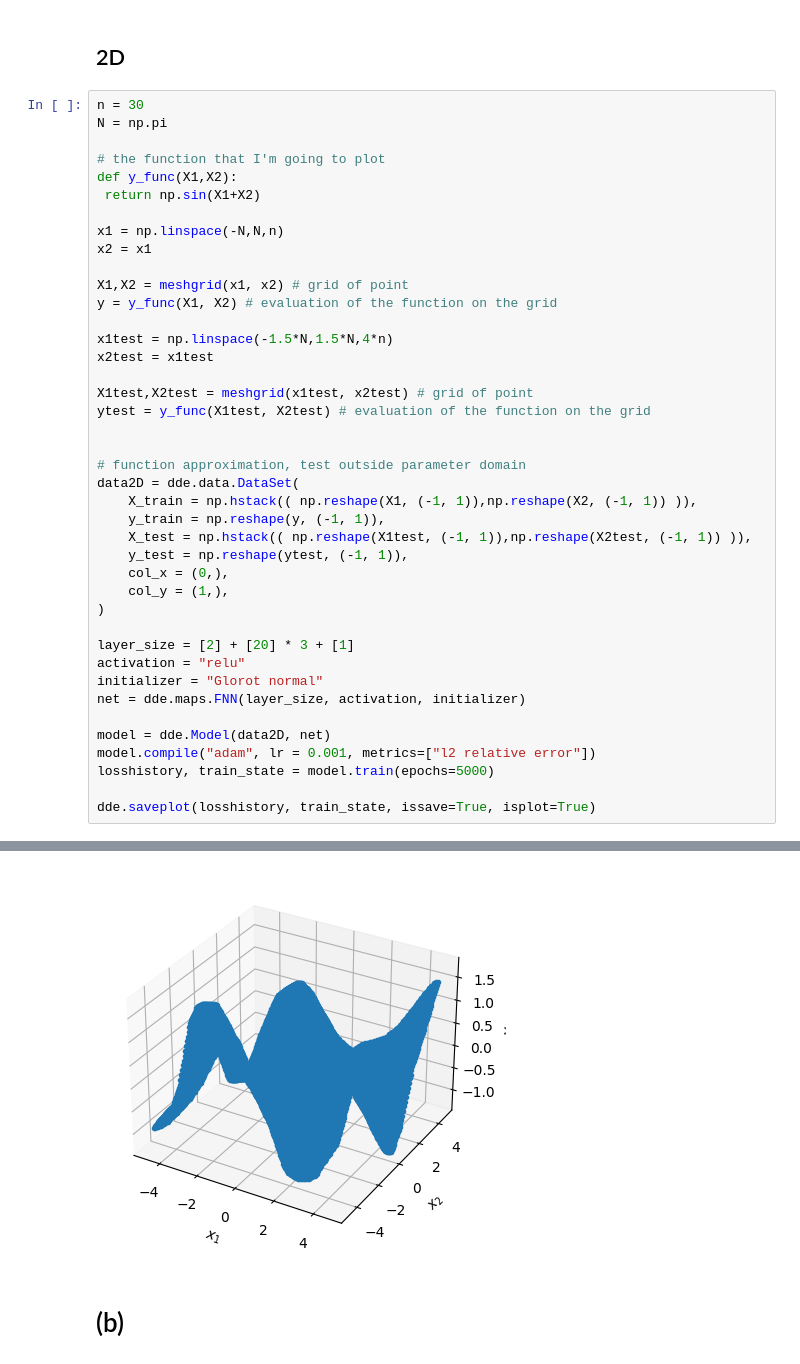
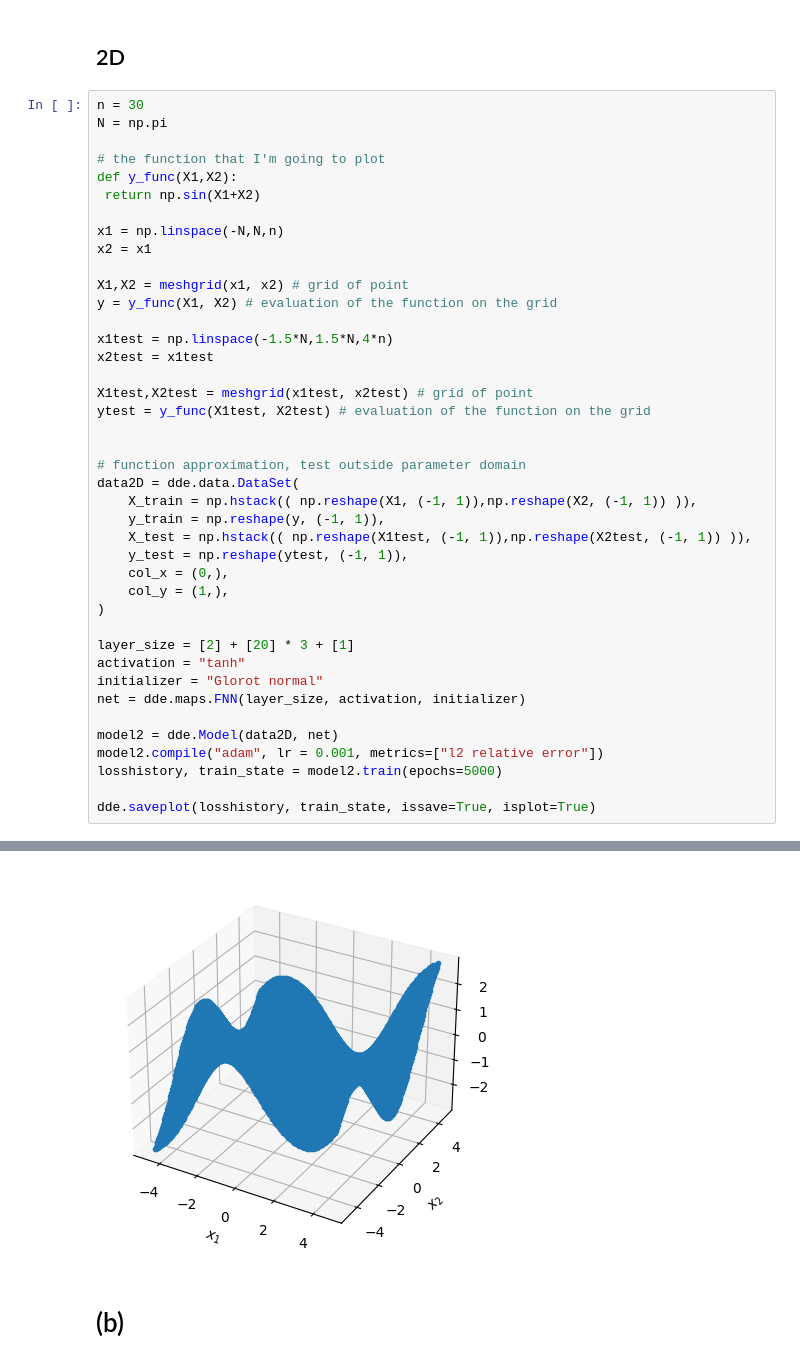
Before and after one commit to LuigiElo/DL-PINNs, a Jupyter notebook: mainJacob.ipynb, the cells around one changed output, grey strips where cells are left out. Cells and saved outputs as stored; diff of their text form.

```diff
--- a/mainJacob.ipynb
+++ b/mainJacob.ipynb
@@ -159,13 +158,13 @@ data2D = dde.data.DataSet(
 )
 
 layer_size = [2] + [20] * 3 + [1]
-activation = "relu"
+activation = "tanh"
 initializer = "Glorot normal"
 net = dde.maps.FNN(layer_size, activation, initializer)
 
-model = dde.Model(data2D, net)
-model.compile("adam", lr = 0.001, metrics=["l2 relative error"])
-losshistory, train_state = model.train(epochs=5000)
+model2 = dde.Model(data2D, net)
+model2.compile("adam", lr = 0.001, metrics=["l2 relative error"])
+losshistory, train_state = model2.train(epochs=5000)
 
 dde.saveplot(losshistory, train_state, issave=True, isplot=True)
 # %% [output]
@@ -190,3 +189,3 @@ Saving test data to /content/test.dat ...
-[figure, old version]
+[figure, new version]
 # %% [markdown]
 # (b)
```
Also changed, not shown: parts of 11 cells of this notebook.
